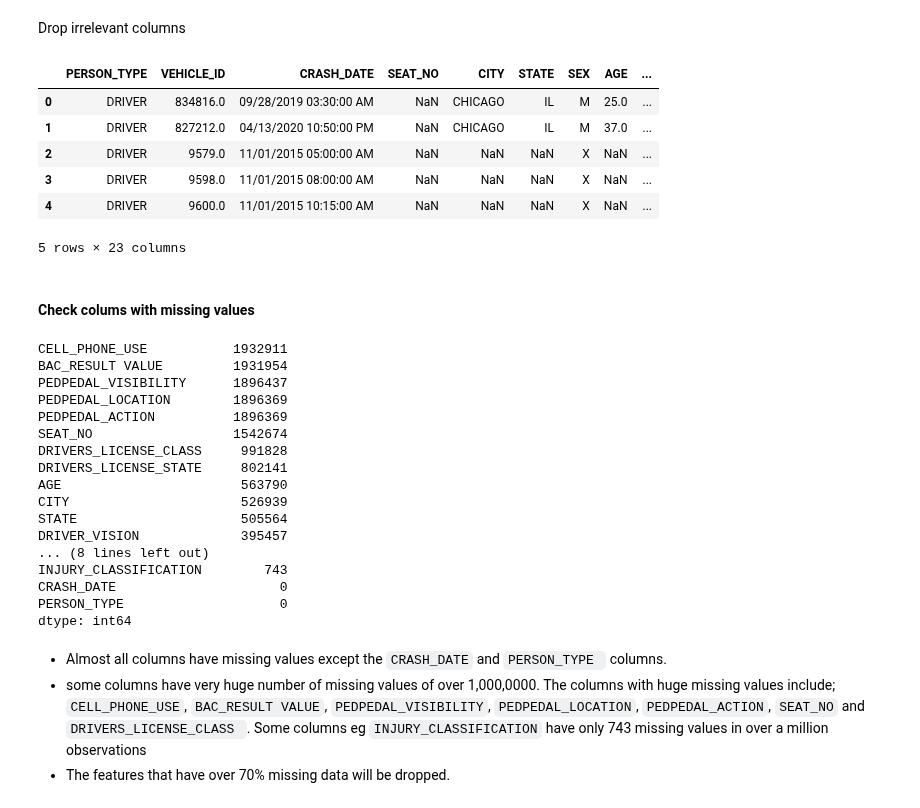
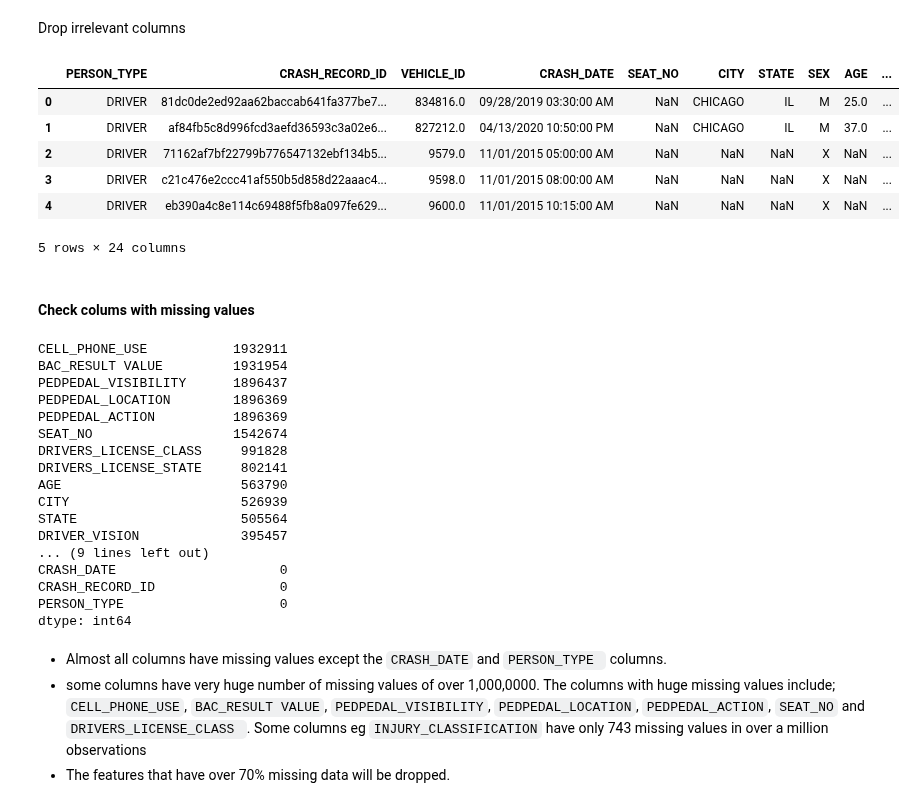
Before and after one commit to Cynthia-Njambi/City-of-Chicago-Traffic-Crashes-Project, a Jupyter notebook: groups/pamela.ipynb, the cells around one changed output. Cells and saved outputs as stored; diff of their text form; code cells hidden in the pictures.

Commit message:
joining people and crashes datasets

```diff
--- a/groups/pamela.ipynb
+++ b/groups/pamela.ipynb
@@ -385,17 +404,17 @@ Index(['PERSON_ID', 'PERSON_TYPE', 'CRASH_RECORD_ID', 'VEHICLE_ID',
 # %% [markdown]
 Drop irrelevant columns
 # %%
-people_relevant = people_df.drop(['PERSON_ID', 'CRASH_RECORD_ID', 'ZIPCODE', 'HOSPITAL',
+people_relevant = people_df.drop(['PERSON_ID', 'ZIPCODE', 'HOSPITAL',
                              'EMS_AGENCY', 'EMS_RUN_NO'], axis=1)
 people_relevant.head()
 # %% [output]
-|  | PERSON_TYPE | VEHICLE_ID | CRASH_DATE | SEAT_NO | CITY | STATE | SEX | AGE | ... |
-| 0 | DRIVER | 834816.0 | 09/28/2019 03:30:00 AM | NaN | CHICAGO | IL | M | 25.0 | ... |
-| 1 | DRIVER | 827212.0 | 04/13/2020 10:50:00 PM | NaN | CHICAGO | IL | M | 37.0 | ... |
-| 2 | DRIVER | 9579.0 | 11/01/2015 05:00:00 AM | NaN | NaN | NaN | X | NaN | ... |
-| 3 | DRIVER | 9598.0 | 11/01/2015 08:00:00 AM | NaN | NaN | NaN | X | NaN | ... |
-| 4 | DRIVER | 9600.0 | 11/01/2015 10:15:00 AM | NaN | NaN | NaN | X | NaN | ... |
+|  | PERSON_TYPE | CRASH_RECORD_ID | VEHICLE_ID | CRASH_DATE | SEAT_NO | CITY | STATE | SEX | AGE | ... |
+| 0 | DRIVER | 81dc0de2ed92aa62baccab641fa377be7... | 834816.0 | 09/28/2019 03:30:00 AM | NaN | CHICAGO | IL | M | 25.0 | ... |
+| 1 | DRIVER | af84fb5c8d996fcd3aefd36593c3a02e6... | 827212.0 | 04/13/2020 10:50:00 PM | NaN | CHICAGO | IL | M | 37.0 | ... |
+| 2 | DRIVER | 71162af7bf22799b776547132ebf134b5... | 9579.0 | 11/01/2015 05:00:00 AM | NaN | NaN | NaN | X | NaN | ... |
+| 3 | DRIVER | c21c476e2ccc41af550b5d858d22aaac4... | 9598.0 | 11/01/2015 08:00:00 AM | NaN | NaN | NaN | X | NaN | ... |
+| 4 | DRIVER | eb390a4c8e114c69488f5fb8a097fe629... | 9600.0 | 11/01/2015 10:15:00 AM | NaN | NaN | NaN | X | NaN | ... |
-5 rows × 23 columns
+5 rows × 24 columns
 # %% [markdown]
 #### Check colums with missing values
 # %%
@@ -413,9 +432,9 @@ AGE                       563790
 CITY                      526939
 STATE                     505564
 DRIVER_VISION             395457
-... (8 lines left out)
-INJURY_CLASSIFICATION        743
+... (9 lines left out)
 CRASH_DATE                     0
+CRASH_RECORD_ID                0
 PERSON_TYPE                    0
 dtype: int64
 # %% [markdown]
```
Also changed, not shown: parts of 11 cells of this notebook.
